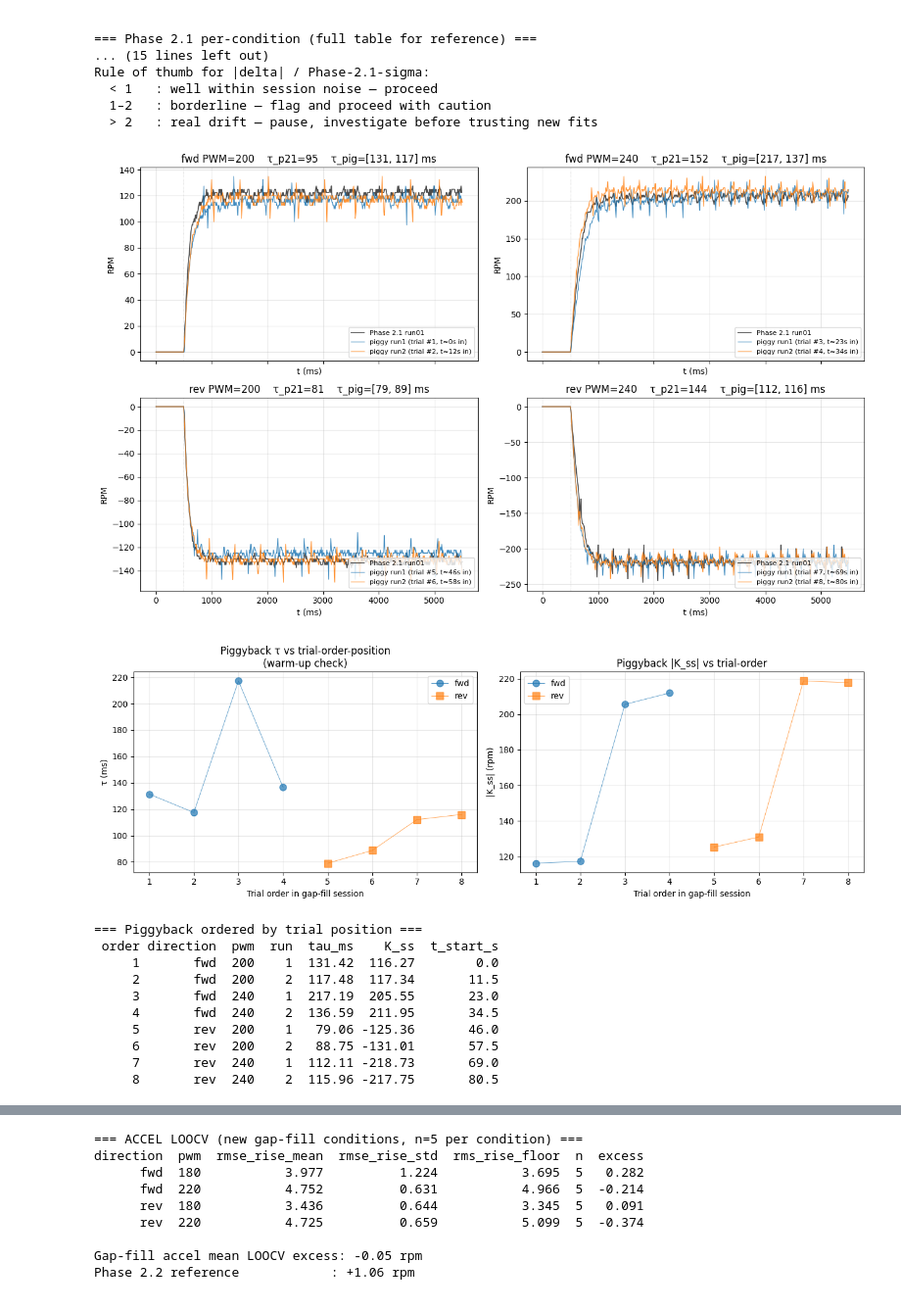
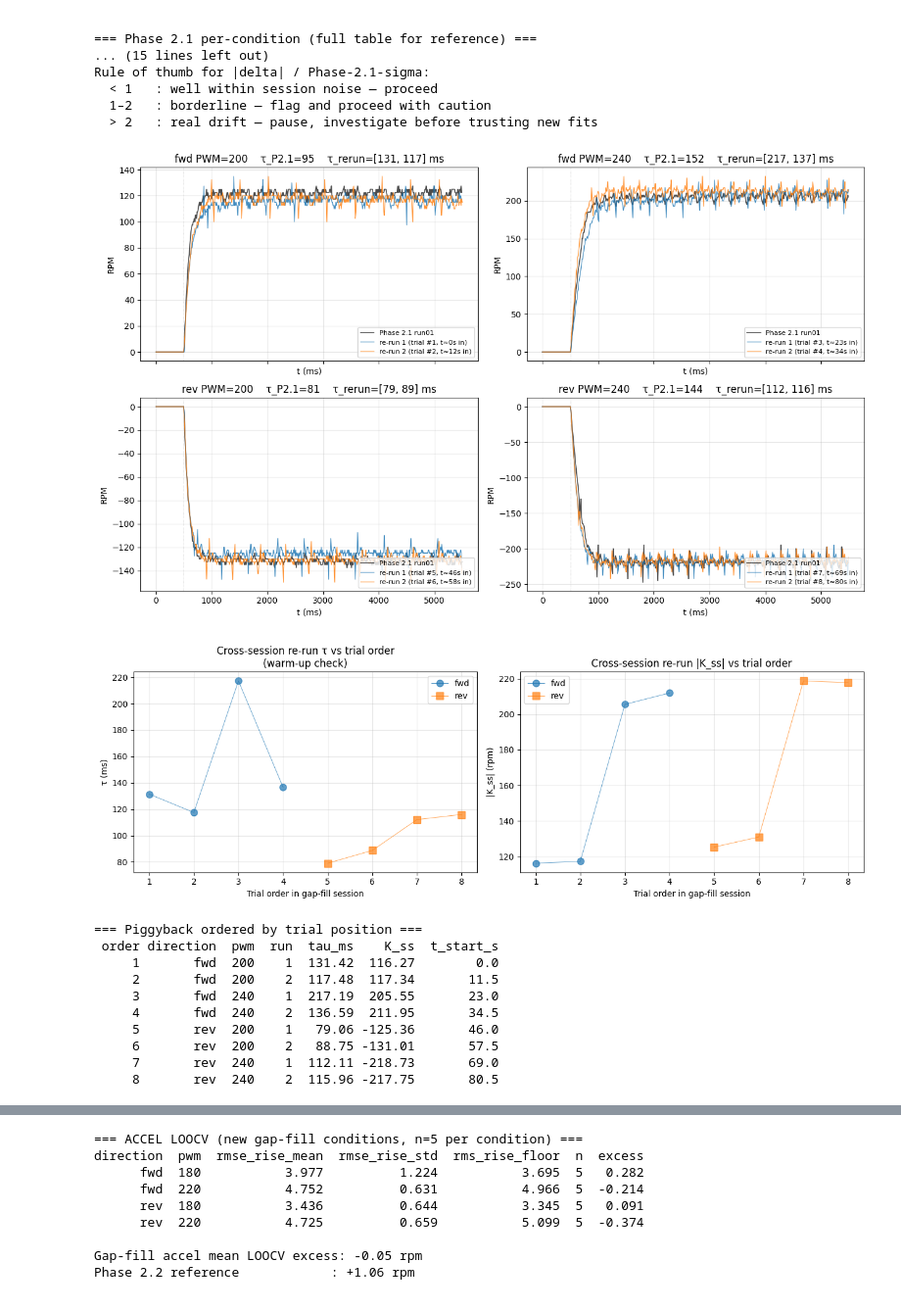
Before and after one commit to Piyushiitk24/System_Identification_DC_Motor, a Jupyter notebook: notebooks/05_gap_fill.ipynb, the cells around one changed output, grey strips where cells are left out. Shown at 98% size. Drawn from its saved outputs; the diff is of its cells as text; code cells hidden in the pictures.

```diff
--- a/notebooks/05_gap_fill.ipynb
+++ b/notebooks/05_gap_fill.ipynb
@@ -228,12 +228,12 @@ for ax, (d, p) in zip(axes.flat, PIG_CONDS_GRID):
         order = PIGGYBACK_ORDER[(d, p, run)]
         t_start = TIME_AT_TRIAL_START_S[order]
         ax.plot(df["t_ms"], df["rpm"], color=color, lw=0.9, alpha=0.85,
-                label=f"piggy run{run} (trial #{order}, t≈{t_start:.0f}s in)")
+                label=f"re-run {run} (trial #{order}, t≈{t_start:.0f}s in)")
 
     pig_taus = pig[(pig.direction==d) & (pig.pwm==p)]["tau_ms"].values
     p21_tau = p21.query(f"direction=='{d}' and pwm=={p}")["tau_mean"].iloc[0]
-    ax.set_title(f"{d} PWM={p}    τ_p21={p21_tau:.0f}    "
-                 f"τ_pig=[{pig_taus[0]:.0f}, {pig_taus[1]:.0f}] ms")
+    ax.set_title(f"{d} PWM={p}    τ_P2.1={p21_tau:.0f}    "
+                 f"τ_rerun=[{pig_taus[0]:.0f}, {pig_taus[1]:.0f}] ms")
     ax.axvline(STEP_START_MS, color="gray", ls=":", lw=0.5)
     ax.set_xlabel("t (ms)")
     ax.set_ylabel("RPM")
@@ -257,37 +257,37 @@ tot = pd.DataFrame(trial_order_taus).sort_values("order")
 
 fig, (ax1, ax2) = plt.subplots(1, 2, figsize=(13, 4.5))
 for d, marker in [("fwd", "o"), ("rev", "s")]:
     sub = tot[tot.direction == d]
     ax1.plot(sub["order"], sub["tau_ms"], marker=marker, ms=8,
              label=d, lw=0.7, ls="-", alpha=0.7)
 ax1.set_xlabel("Trial order in gap-fill session")
 ax1.set_ylabel("τ (ms)")
-ax1.set_title("Piggyback τ vs trial-order-position\n(warm-up check)")
+ax1.set_title("Cross-session re-run τ vs trial order\n(warm-up check)")
 ax1.set_xticks(range(1, 9))
 ax1.legend()
 ax1.grid(True, alpha=0.3)
 
 for d, marker in [("fwd", "o"), ("rev", "s")]:
     sub = tot[tot.direction == d]
     ax2.plot(sub["order"], sub["K_ss"].abs(), marker=marker, ms=8,
              label=d, lw=0.7, ls="-", alpha=0.7)
 ax2.set_xlabel("Trial order in gap-fill session")
 ax2.set_ylabel("|K_ss| (rpm)")
-ax2.set_title("Piggyback |K_ss| vs trial-order")
+ax2.set_title("Cross-session re-run |K_ss| vs trial order")
 ax2.set_xticks(range(1, 9))
 ax2.legend()
 ax2.grid(True, alpha=0.3)
 
 plt.tight_layout()
 plt.savefig(Path("../figures/15_phase2gapfill_warmup_trend.png"), dpi=140)
 plt.show()
 
 print("\n=== Piggyback ordered by trial position ===")
 print(tot[["order","direction","pwm","run","tau_ms","K_ss","t_start_s"]]
       .round(2).to_string(index=False))
 # %% [output]
-[figure, old version]
+[figure, new version]
-[figure, old version]
+[figure, new version]
 === Piggyback ordered by trial position ===
  order direction  pwm  run  tau_ms    K_ss  t_start_s
      1       fwd  200    1  131.42  116.27        0.0
```
Also changed, not shown: parts of 3 cells of this notebook, 26 other files.
